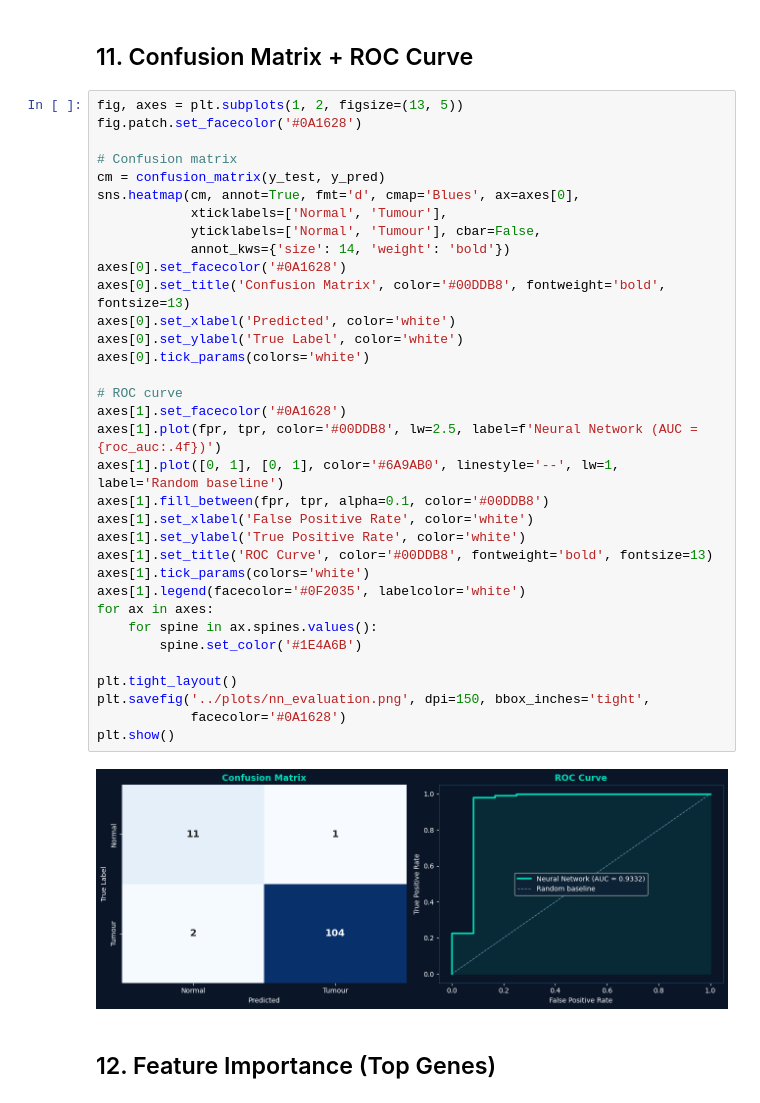
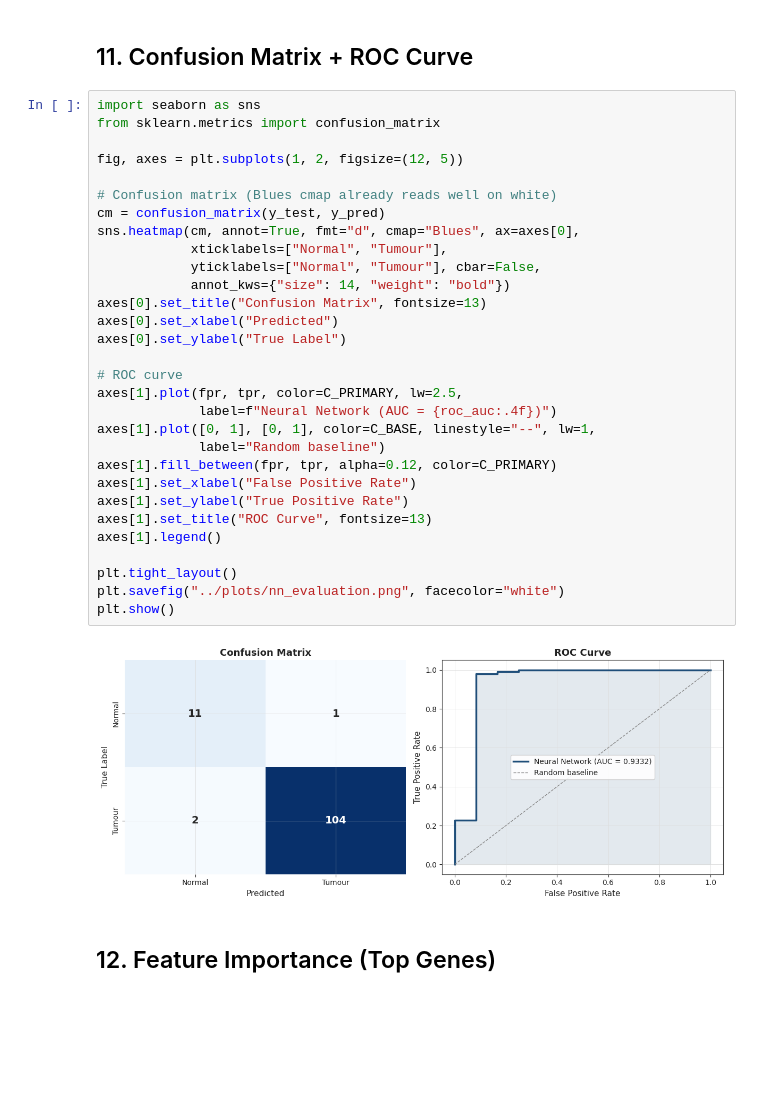
Before and after one commit to gpskentzos/DATA5322-CancerGenomeAtlas-Analysis, a Jupyter notebook: notebooks/ruman_neural_network_analysis.ipynb, the cells around one changed output. Cells and saved outputs as stored; diff of their text form; blank space fills up the shorter version.

```diff
--- a/notebooks/ruman_neural_network_analysis.ipynb
+++ b/notebooks/ruman_neural_network_analysis.ipynb
@@ -409,41 +400,37 @@ weighted avg       0.98      0.97      0.98       118
 # %% [markdown]
 ## 11. Confusion Matrix + ROC Curve
 # %%
-fig, axes = plt.subplots(1, 2, figsize=(13, 5))
-fig.patch.set_facecolor('#0A1628')
+import seaborn as sns
+from sklearn.metrics import confusion_matrix
 
-# Confusion matrix
+fig, axes = plt.subplots(1, 2, figsize=(12, 5))
+
+# Confusion matrix (Blues cmap already reads well on white)
 cm = confusion_matrix(y_test, y_pred)
-sns.heatmap(cm, annot=True, fmt='d', cmap='Blues', ax=axes[0],
-            xticklabels=['Normal', 'Tumour'],
-            yticklabels=['Normal', 'Tumour'], cbar=False,
-            annot_kws={'size': 14, 'weight': 'bold'})
-axes[0].set_facecolor('#0A1628')
-axes[0].set_title('Confusion Matrix', color='#00DDB8', fontweight='bold', fontsize=13)
-axes[0].set_xlabel('Predicted', color='white')
-axes[0].set_ylabel('True Label', color='white')
-axes[0].tick_params(colors='white')
+sns.heatmap(cm, annot=True, fmt="d", cmap="Blues", ax=axes[0],
+            xticklabels=["Normal", "Tumour"],
+            yticklabels=["Normal", "Tumour"], cbar=False,
+            annot_kws={"size": 14, "weight": "bold"})
+axes[0].set_title("Confusion Matrix", fontsize=13)
+axes[0].set_xlabel("Predicted")
+axes[0].set_ylabel("True Label")
 
 # ROC curve
-axes[1].set_facecolor('#0A1628')
-axes[1].plot(fpr, tpr, color='#00DDB8', lw=2.5, label=f'Neural Network (AUC = {roc_auc:.4f})')
-axes[1].plot([0, 1], [0, 1], color='#6A9AB0', linestyle='--', lw=1, label='Random baseline')
-axes[1].fill_between(fpr, tpr, alpha=0.1, color='#00DDB8')
-axes[1].set_xlabel('False Positive Rate', color='white')
-axes[1].set_ylabel('True Positive Rate', color='white')
-axes[1].set_title('ROC Curve', color='#00DDB8', fontweight='bold', fontsize=13)
-axes[1].tick_params(colors='white')
-axes[1].legend(facecolor='#0F2035', labelcolor='white')
-for ax in axes:
-    for spine in ax.spines.values():
-        spine.set_color('#1E4A6B')
+axes[1].plot(fpr, tpr, color=C_PRIMARY, lw=2.5,
+             label=f"Neural Network (AUC = {roc_auc:.4f})")
+axes[1].plot([0, 1], [0, 1], color=C_BASE, linestyle="--", lw=1,
+             label="Random baseline")
+axes[1].fill_between(fpr, tpr, alpha=0.12, color=C_PRIMARY)
+axes[1].set_xlabel("False Positive Rate")
+axes[1].set_ylabel("True Positive Rate")
+axes[1].set_title("ROC Curve", fontsize=13)
+axes[1].legend()
 
 plt.tight_layout()
-plt.savefig('../plots/nn_evaluation.png', dpi=150, bbox_inches='tight',
-            facecolor='#0A1628')
+plt.savefig("../plots/nn_evaluation.png", facecolor="white")
 plt.show()
 # %% [output]
-[figure, old version]
+[figure, new version]
 # %% [markdown]
 ## 12. Feature Importance (Top Genes)
 # %%
```
Also changed, not shown: parts of 8 cells of this notebook.
